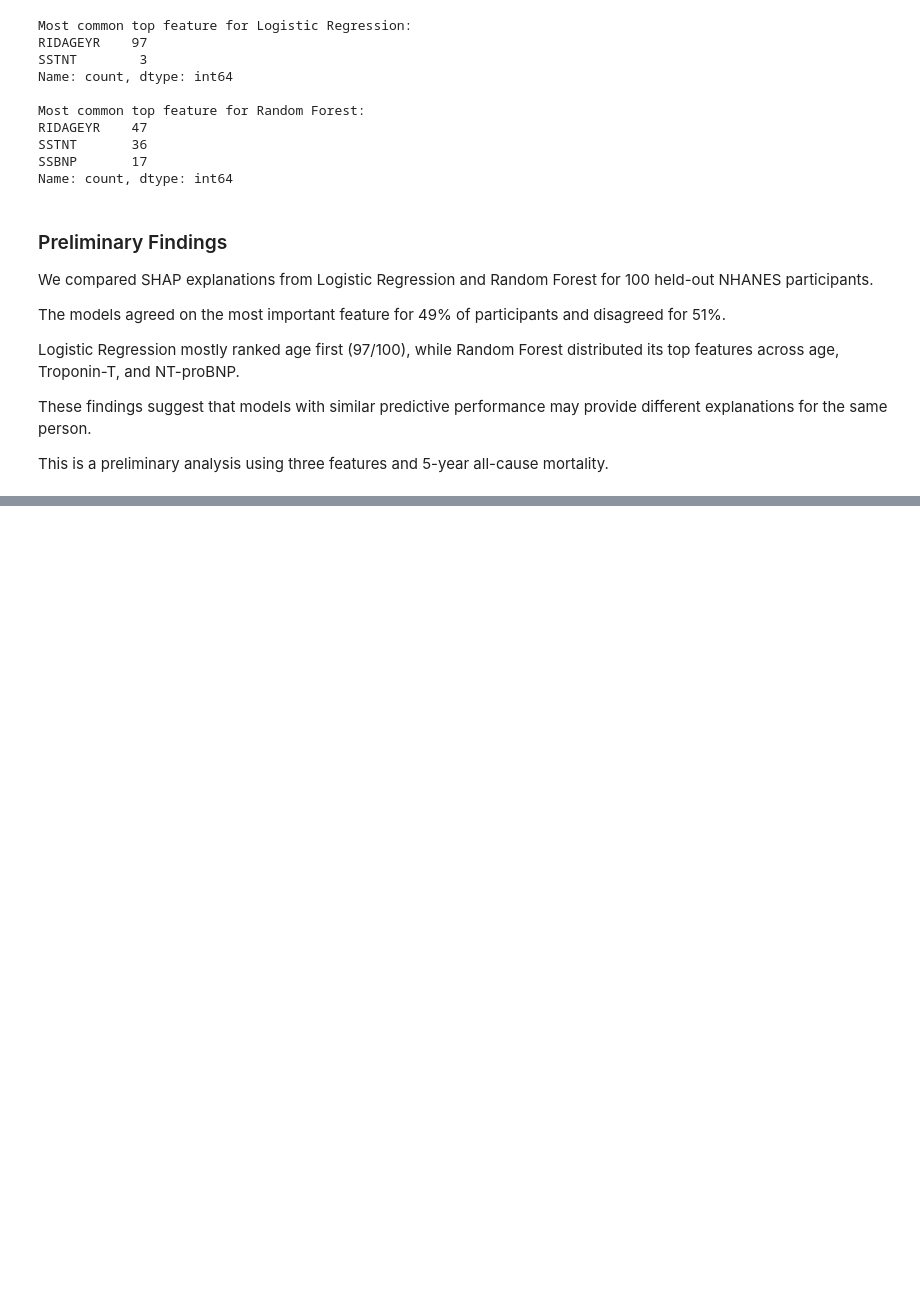
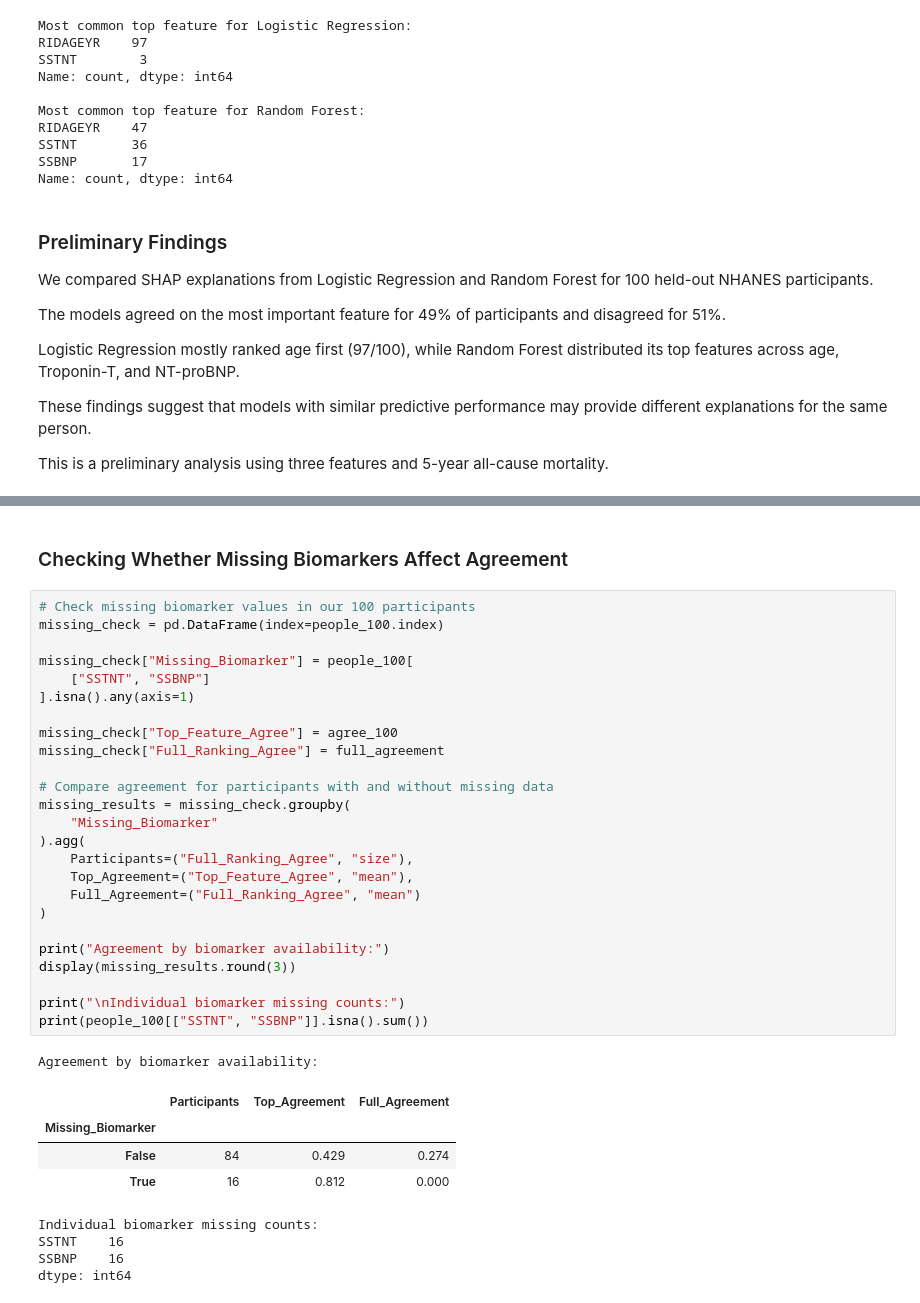
Before and after one commit to Evode-Manirahari/nhanes-cardiovascular-ml, a Jupyter notebook: notebooks/03_onehot_baseline_cv.ipynb, the cells around one changed output, grey strips where cells are left out. Drawn from its saved outputs; the diff is of its cells as text; blank space fills up the shorter version.

```diff
--- a/notebooks/03_onehot_baseline_cv.ipynb
+++ b/notebooks/03_onehot_baseline_cv.ipynb
@@ -890,0 +954,37 @@ all-cause mortality.
+# %% [markdown]
+### Checking Whether Missing Biomarkers Affect Agreement
+# %%
+# Check missing biomarker values in our 100 participants
+missing_check = pd.DataFrame(index=people_100.index)
+
+missing_check["Missing_Biomarker"] = people_100[
+    ["SSTNT", "SSBNP"]
+].isna().any(axis=1)
+
+missing_check["Top_Feature_Agree"] = agree_100
+missing_check["Full_Ranking_Agree"] = full_agreement
+
+# Compare agreement for participants with and without missing data
+missing_results = missing_check.groupby(
+    "Missing_Biomarker"
+).agg(
+    Participants=("Full_Ranking_Agree", "size"),
+    Top_Agreement=("Top_Feature_Agree", "mean"),
+    Full_Agreement=("Full_Ranking_Agree", "mean")
+)
+
+print("Agreement by biomarker availability:")
+display(missing_results.round(3))
+
+print("\nIndividual biomarker missing counts:")
+print(people_100[["SSTNT", "SSBNP"]].isna().sum())
+# %% [output]
+Agreement by biomarker availability:
+|  | Participants | Top_Agreement | Full_Agreement |
+| Missing_Biomarker |  |  |  |
+| False | 84 | 0.429 | 0.274 |
+| True | 16 | 0.812 | 0.000 |
+Individual biomarker missing counts:
+SSTNT    16
+SSBNP    16
+dtype: int64
```
Also changed, not shown: parts of 3 cells of this notebook.
